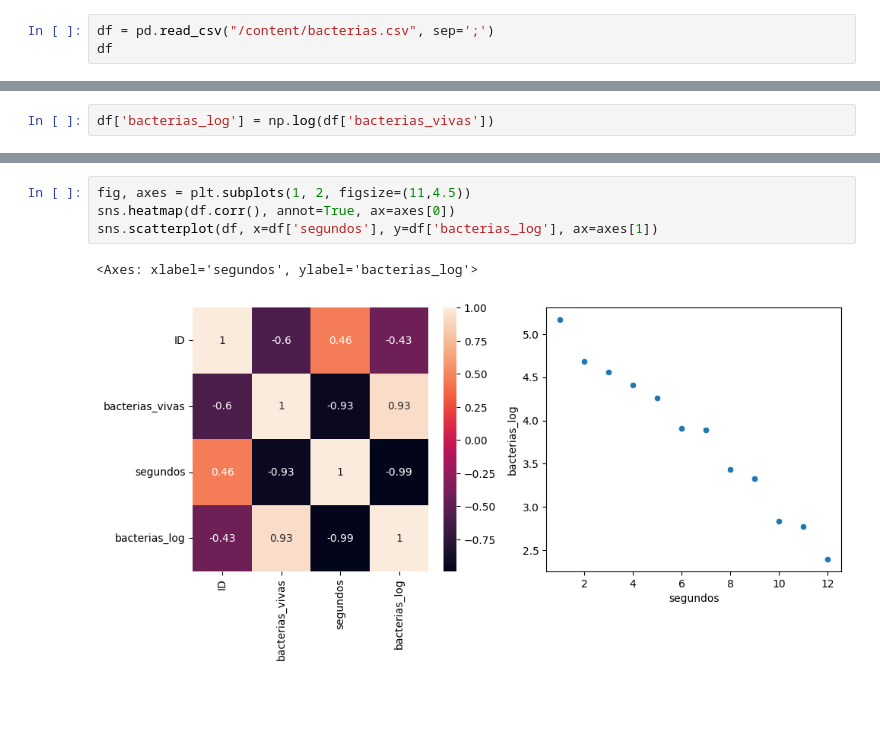
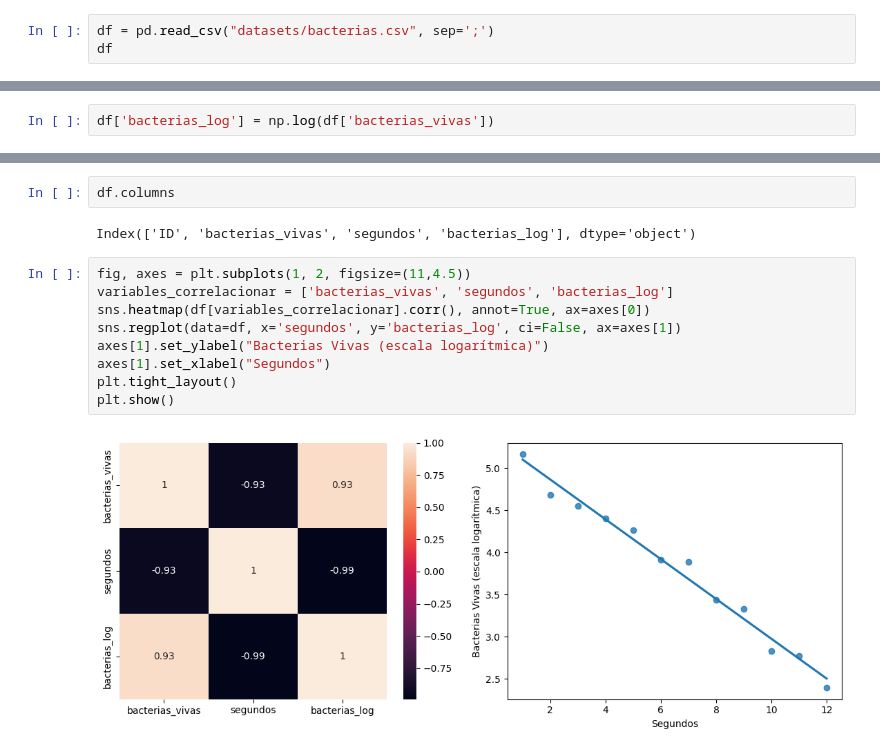
Before and after one commit to gabrielsoda/fundamentos-ciencia-datos, a Jupyter notebook: FCD_U6ej1.ipynb, the cells around one changed output, grey strips where cells are left out. Drawn from its saved outputs; the diff is of its cells as text; blank space fills up the shorter version.

```diff
--- a/FCD_U6ej1.ipynb
+++ b/FCD_U6ej1.ipynb
@@ -18,5 +13,5 @@ import matplotlib.pyplot as plt
 # %%
-df = pd.read_csv("/content/bacterias.csv", sep=';')
+df = pd.read_csv("datasets/bacterias.csv", sep=';')
 df
 # %% [output]
 |  | ID | bacterias_vivas | segundos |
@@ -49,7 +59,15 @@ df['bacterias_log'] = np.log(df['bacterias_vivas'])
+# %%
+df.columns
+# %% [output]
+Index(['ID', 'bacterias_vivas', 'segundos', 'bacterias_log'], dtype='object')
 # %%
 fig, axes = plt.subplots(1, 2, figsize=(11,4.5))
-sns.heatmap(df.corr(), annot=True, ax=axes[0])
-sns.scatterplot(df, x=df['segundos'], y=df['bacterias_log'], ax=axes[1])
+variables_correlacionar = ['bacterias_vivas', 'segundos', 'bacterias_log']
+sns.heatmap(df[variables_correlacionar].corr(), annot=True, ax=axes[0])
+sns.regplot(data=df, x='segundos', y='bacterias_log', ci=False, ax=axes[1])
+axes[1].set_ylabel("Bacterias Vivas (escala logarítmica)")
+axes[1].set_xlabel("Segundos")
+plt.tight_layout()
+plt.show()
 # %% [output]
-<Axes: xlabel='segundos', ylabel='bacterias_log'>
-[figure, old version]
+[figure, new version]
```
Also changed, not shown: parts of 18 cells of this notebook, 3 other files.
